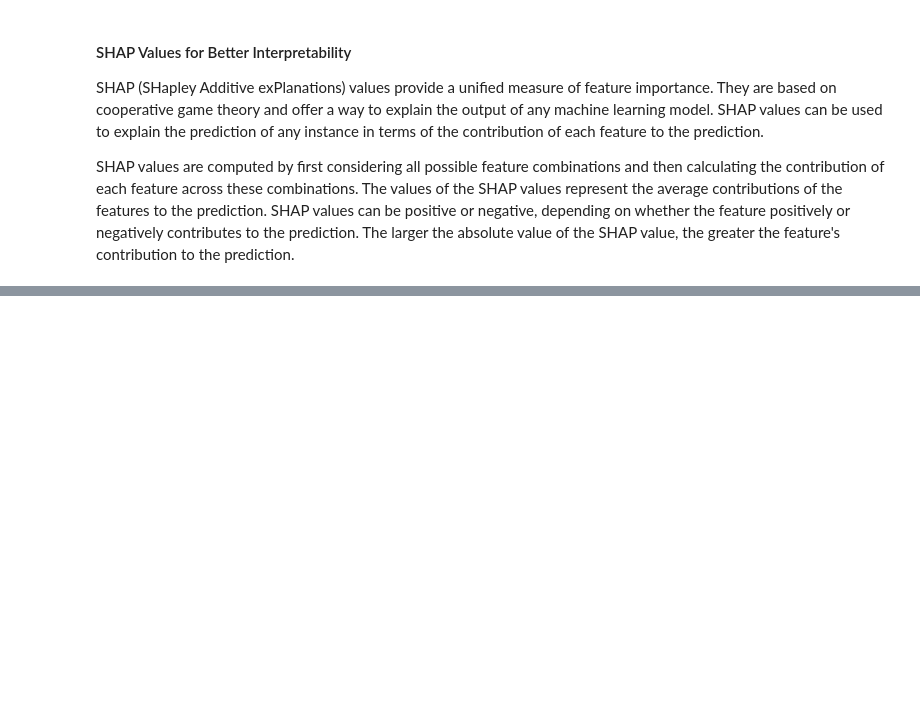
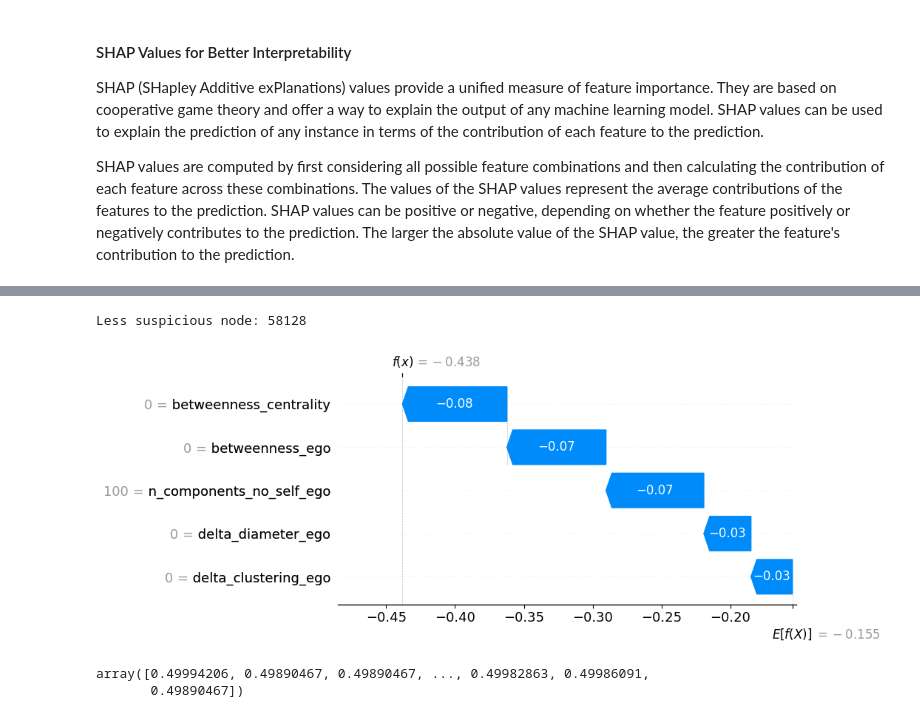
Before and after one commit to bgbg/MLConnectedWorld, a Jupyter notebook: MLConnectedWorldBook/part_04_ch01_node_based_learning.ipynb, the cells around one changed output, grey strips where cells are left out. Cells and saved outputs as stored; diff of their text form; code cells hidden in the pictures; blank space fills up the shorter version.

```diff
--- a/MLConnectedWorldBook/part_04_ch01_node_based_learning.ipynb
+++ b/MLConnectedWorldBook/part_04_ch01_node_based_learning.ipynb
@@ -490,0 +674,12 @@ fig.suptitle("Random classifier", y=1.02)
+# %%
+less_suspicious = np.argmin(y_pred)
+print(f"Less suspicious node: {X_test.index[less_suspicious]}")
+shap.plots.waterfall(shap_values[less_suspicious]*100, max_display=10)
+# %% [output]
+Less suspicious node: 58128
+[figure, added]
+# %%
+y_pred
+# %% [output]
+array([0.49994206, 0.49890467, 0.49890467, ..., 0.49982863, 0.49986091,
+       0.49890467])
```
Also changed, not shown: parts of 33 cells of this notebook.
